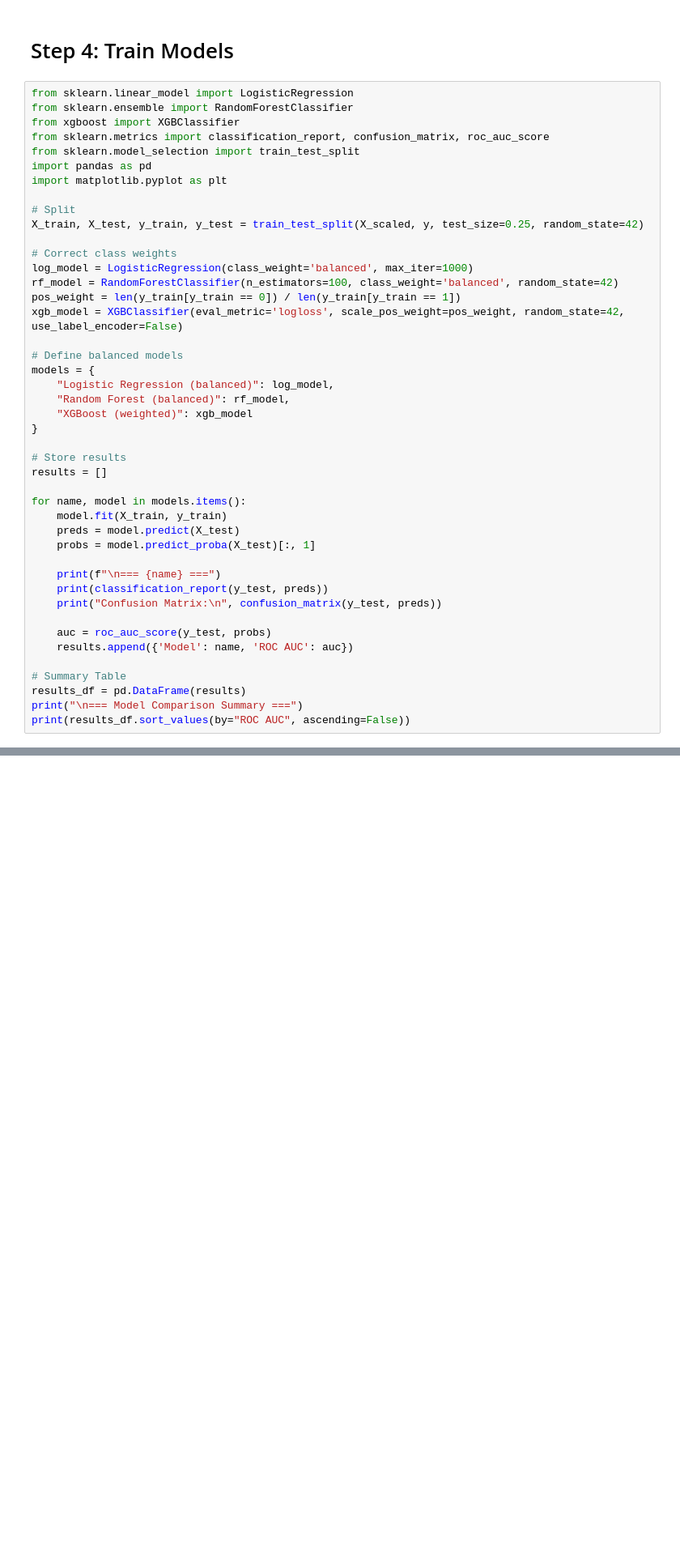
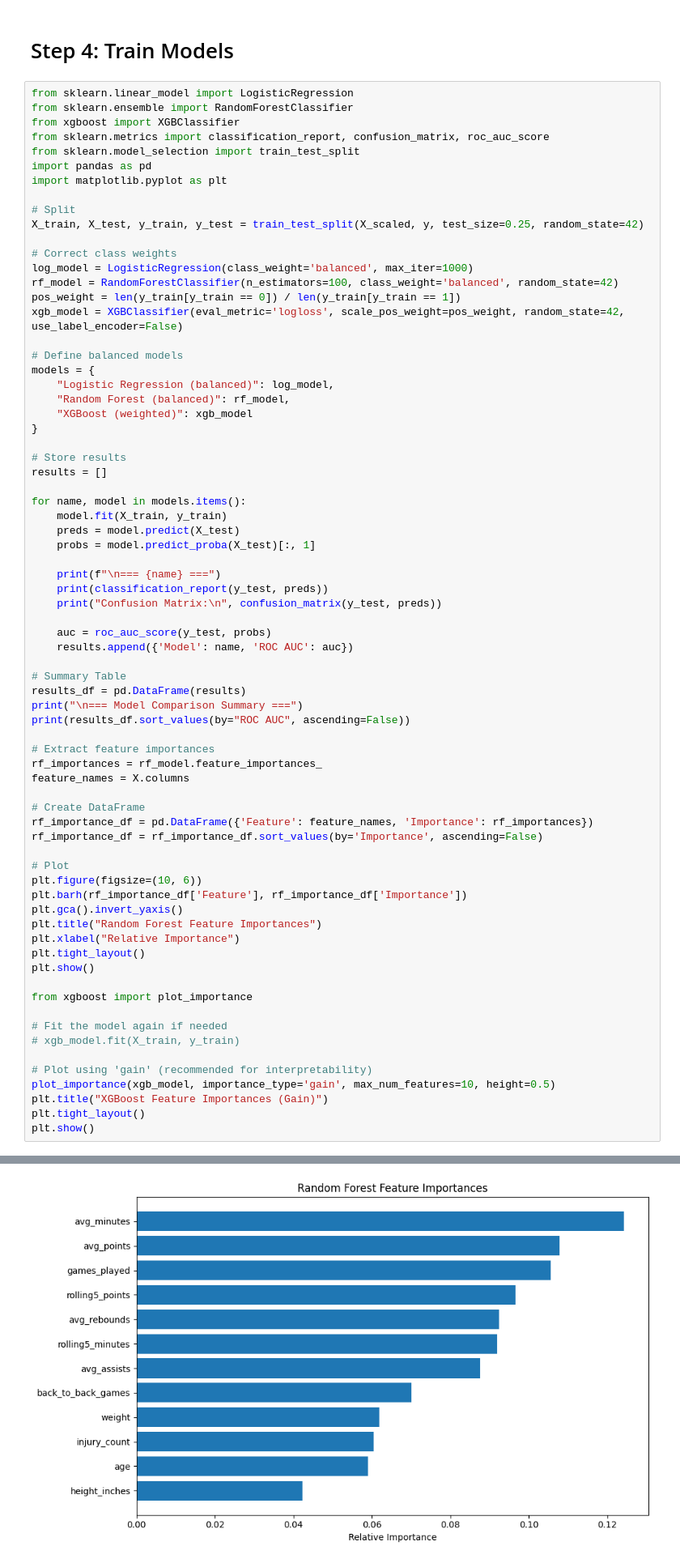
Before and after one commit to Tmandachit/MachineLearningProject, a Jupyter notebook: ModelGenerationSupervised.ipynb, the cells around one changed output, grey strips where cells are left out. Shown: that part at 81% size. Cells and saved outputs as stored; diff of their text form; blank space fills up the shorter version.

```diff
--- a/ModelGenerationSupervised.ipynb
+++ b/ModelGenerationSupervised.ipynb
@@ -163,6 +163,34 @@ for name, model in models.items():
 results_df = pd.DataFrame(results)
 print("\n=== Model Comparison Summary ===")
 print(results_df.sort_values(by="ROC AUC", ascending=False))
+
+# Extract feature importances
+rf_importances = rf_model.feature_importances_
+feature_names = X.columns
+
+# Create DataFrame
+rf_importance_df = pd.DataFrame({'Feature': feature_names, 'Importance': rf_importances})
+rf_importance_df = rf_importance_df.sort_values(by='Importance', ascending=False)
+
+# Plot
+plt.figure(figsize=(10, 6))
+plt.barh(rf_importance_df['Feature'], rf_importance_df['Importance'])
+plt.gca().invert_yaxis()
+plt.title("Random Forest Feature Importances")
+plt.xlabel("Relative Importance")
+plt.tight_layout()
+plt.show()
+
+from xgboost import plot_importance
+
+# Fit the model again if needed
+# xgb_model.fit(X_train, y_train)
+
+# Plot using 'gain' (recommended for interpretability)
+plot_importance(xgb_model, importance_type='gain', max_num_features=10, height=0.5)
+plt.title("XGBoost Feature Importances (Gain)")
+plt.tight_layout()
+plt.show()
 # %% [output]
 === Logistic Regression (balanced) ===
               precision    recall  f1-score   support
@@ -176,30 +204,31 @@ weighted avg       0.95      0.71      0.80     59055
 
 Confusion Matrix:
  [[40531 16519]
 ... (11 lines left out)
 
 Confusion Matrix:
  [[55626  1424]
  [ 1947    58]]
 Parameters: { "use_label_encoder" } are not used.
 
   bst.update(dtrain, iteration=i, fobj=obj)
 === XGBoost (weighted) ===
               precision    recall  f1-score   support
 
            0       0.98      0.78      0.87     57050
            1       0.09      0.59      0.15      2005
 
     accuracy                           0.77     59055
    macro avg       0.53      0.68      0.51     59055
 weighted avg       0.95      0.77      0.84     59055
 
 Confusion Matrix:
  [[44369 12681]
  [  824  1181]]
 
 === Model Comparison Summary ===
                             Model   ROC AUC
 2              XGBoost (weighted)  0.756574
 0  Logistic Regression (balanced)  0.732607
 1        Random Forest (balanced)  0.705382
+[figure, added]
```
Also changed, not shown: parts of 2 cells of this notebook, 1 other file.
